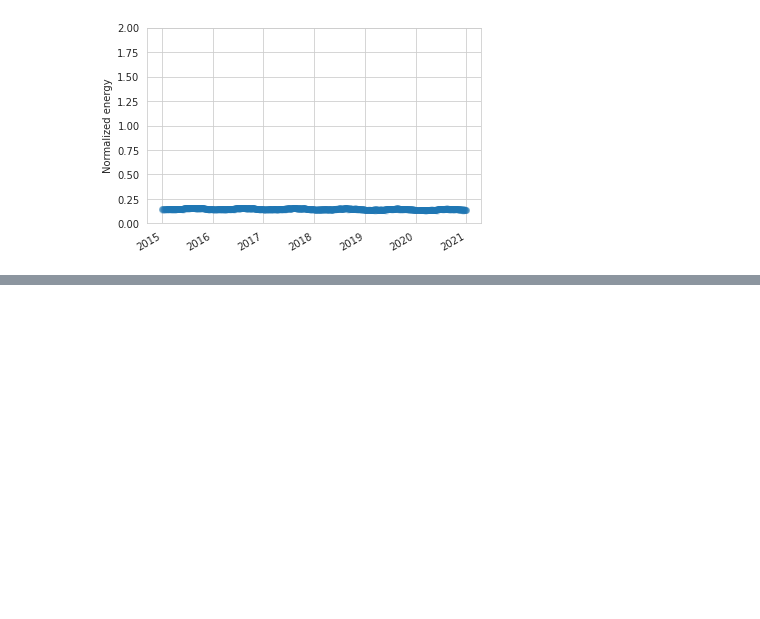
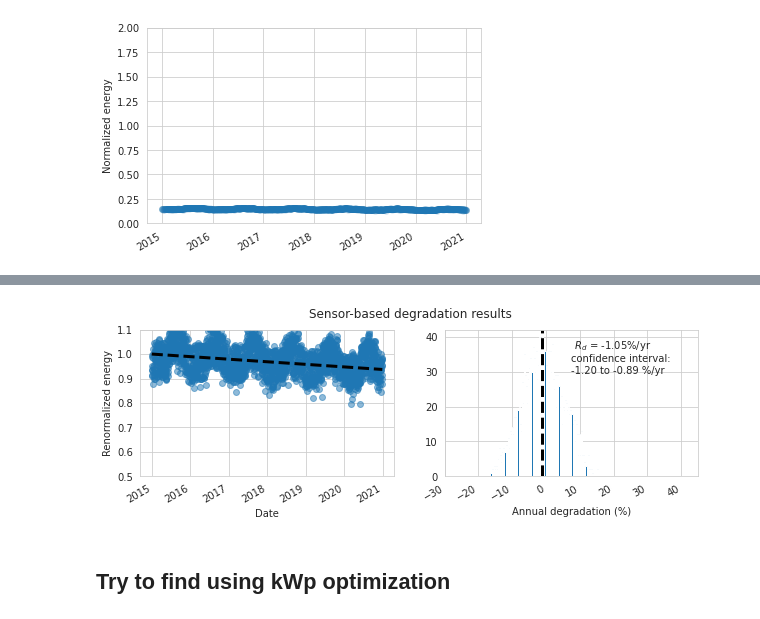
Before and after one commit to nicolasholland/VariousProjects, a Jupyter notebook: notebooks/Degredation.ipynb, the cells around one changed output, grey strips where cells are left out. Saved outputs shown, nothing was run; the diff lists cells and outputs as text; code cells hidden in the pictures; blank space fills up the shorter version.

```diff
--- a/notebooks/Degredation.ipynb
+++ b/notebooks/Degredation.ipynb
@@ -275,0 +281,65 @@ degradation_fig = rdtools.degradation_summary_plots(
+# %%
+df2 = df.copy()
+df2 = df2.join(pd.Series(mc.ac, name="power_ac"))
+df2 = df2.join(pd.Series(mc.total_irrad.poa_global, name="poa"))
+
+
+def _gen_year(year, factor, rand_factor=15):
+    retval = df2.set_index(
+        pd.date_range(year, freq="1h", periods=len(df2)))
+    def _rand2(x):
+        return x * (factor + rand_factor * _rand())
+    retval["power_ac"] = retval["power_ac"].groupby(
+        pd.Grouper(freq='D')).apply(lambda x:_rand2(x))
+    return retval
+
+years = []
+years.append(_gen_year("2015-01-01", 1.0 - 1 * 0.01))
+years.append(_gen_year("2016-01-01", 1.0 - 2 * 0.01))
+years.append(_gen_year("2017-01-01", 1.0 - 3 * 0.01))
+years.append(_gen_year("2018-01-01", 1.0 - 4 * 0.01))
+years.append(_gen_year("2019-01-01", 1.0 - 5 * 0.01))
+years.append(_gen_year("2020-01-01", 1.0 - 6 * 0.01))
+
+df2 = pd.concat(years)
+
+
+df2 = rdtools.interpolate(df2, freq)
+
+df2['Tcell'] = pvlib.temperature.sapm_cell(
+    df2.poa, df2.Tamb, df2.wind_speed, **meta['temp_model_params'])
+
+modeled_power = pvlib.pvsystem.pvwatts_dc(
+    df2['poa'], df2['Tcell'],
+    meta['power_dc_rated'],  meta['gamma_pdc'], 25.0 )
+
+normalized, insolation = rdtools.normalize_with_expected_power(
+    df2['power_ac'], modeled_power, df2['poa'])
+
+df2['normalized'] = normalized
+df2['insolation'] = insolation
+
+normalized_mask = rdtools.normalized_filter(df2['normalized'])
+poa_mask = rdtools.poa_filter(df2['poa'])
+tcell_mask = rdtools.tcell_filter(df2['Tcell'])
+clip_mask = rdtools.clip_filter(df2['power_ac'])
+
+filtered = df2[normalized_mask & poa_mask & tcell_mask & clip_mask]
+filtered = filtered[['insolation', 'normalized']]
+
+daily = rdtools.aggregation_insol(
+    filtered.normalized, filtered.insolation, frequency = 'D')
+
+yoy_rd, yoy_ci, yoy_info = rdtools.degradation_year_on_year(
+    daily, confidence_level=68.2)
+
+degradation_fig = rdtools.degradation_summary_plots(
+    yoy_rd, yoy_ci, yoy_info, daily,
+    summary_title='Sensor-based degradation results',
+    scatter_ymin=0.5, scatter_ymax=1.1,
+    hist_xmin=-30, hist_xmax=45, bins=100
+)
+# %% [output]
+[figure, added]
+# %% [markdown]
+## Try to find using kWp optimization
```
Also changed, not shown: parts of 8 cells of this notebook.
